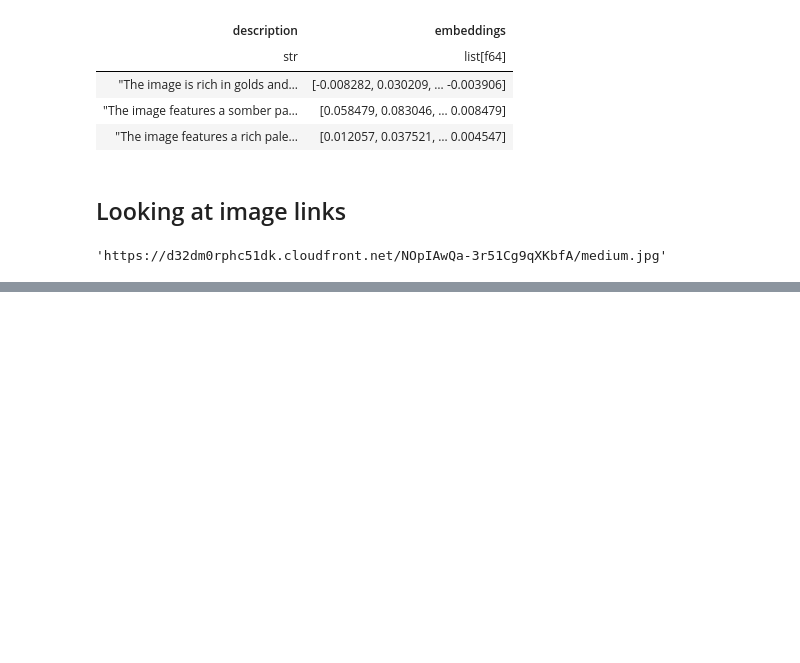
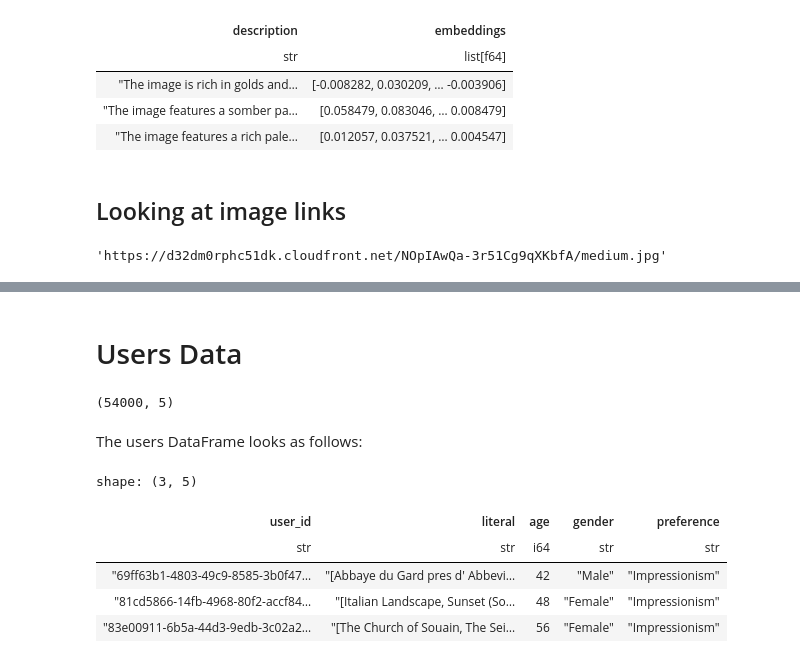
Before and after one commit to chinadupaya/art-recommendations, a Jupyter notebook: notebooks/1_fp_computing_features.ipynb, the cells around one changed output, grey strips where cells are left out. Cells and saved outputs as stored; diff of their text form; code cells hidden in the pictures; blank space fills up the shorter version.

```diff
--- a/notebooks/1_fp_computing_features.ipynb
+++ b/notebooks/1_fp_computing_features.ipynb
@@ -242,3 +231,21 @@ grid_html += "</div>"
 display(HTML(grid_html))
 # %% [output]
 [interactive output not drawn]
+# %% [markdown]
+# Users Data
+# %%
+users_df = pl.read_csv("../data/updated_user_details.csv")
+users_df.shape
+# %% [output]
+(54000, 5)
+# %% [markdown]
+The users DataFrame looks as follows:
+# %%
+users_df.head(3)
+# %% [output]
+shape: (3, 5)
+| user_id | literal | age | gender | preference |
+| str | str | i64 | str | str |
+| "69ff63b1-4803-49c9-8585-3b0f47… | "[Abbaye du Gard pres d' Abbevi… | 42 | "Male" | "Impressionism" |
+| "81cd5866-14fb-4968-80f2-accf84… | "[Italian Landscape, Sunset (So… | 48 | "Female" | "Impressionism" |
+| "83e00911-6b5a-44d3-9edb-3c02a2… | "[The Church of Souain, The Sei… | 56 | "Female" | "Impressionism" |
```
Also changed, not shown: parts of 28 cells of this notebook, 8 other files.
